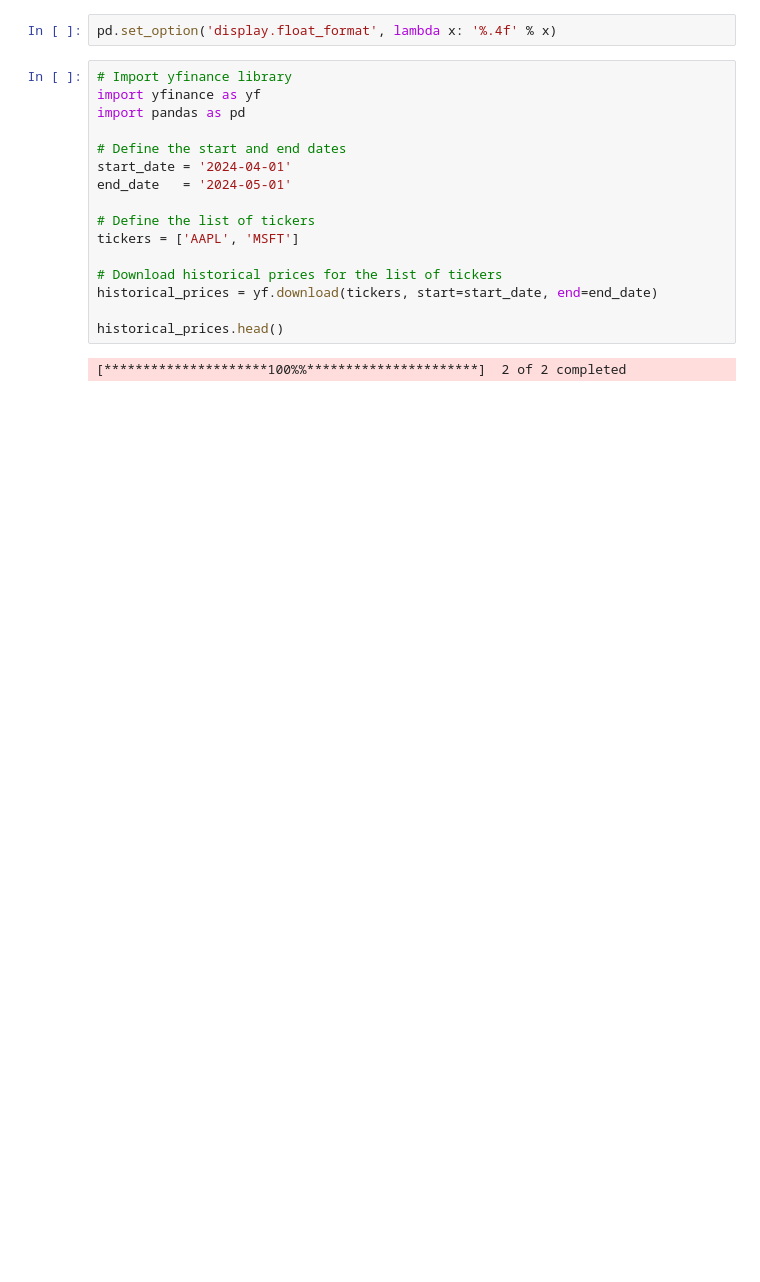
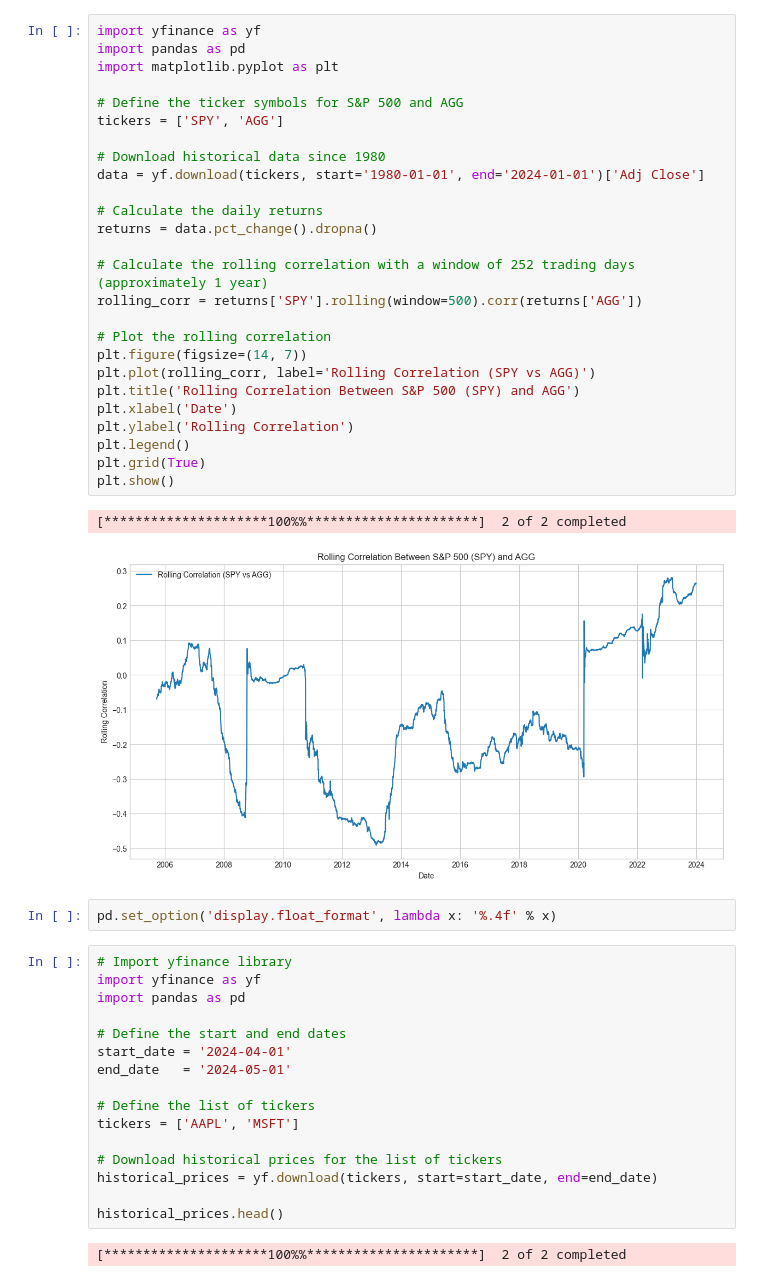
Before and after one commit to udacity/building-a-workflow-for-aI, a Jupyter notebook: l1-introduction-to-ai-workflows-in-trading/Lesson1.ipynb, the cells around one changed output. Saved outputs shown, nothing was run; the diff lists cells and outputs as text; blank space fills up the shorter version.

```diff
--- a/l1-introduction-to-ai-workflows-in-trading/Lesson1.ipynb
+++ b/l1-introduction-to-ai-workflows-in-trading/Lesson1.ipynb
@@ -14,3 +74,32 @@
+# %%
+import yfinance as yf
+import pandas as pd
+import matplotlib.pyplot as plt
+
+# Define the ticker symbols for S&P 500 and AGG
+tickers = ['SPY', 'AGG']
+
+# Download historical data since 1980
+data = yf.download(tickers, start='1980-01-01', end='2024-01-01')['Adj Close']
+
+# Calculate the daily returns
+returns = data.pct_change().dropna()
+
+# Calculate the rolling correlation with a window of 252 trading days (approximately 1 year)
+rolling_corr = returns['SPY'].rolling(window=500).corr(returns['AGG'])
+
+# Plot the rolling correlation
+plt.figure(figsize=(14, 7))
+plt.plot(rolling_corr, label='Rolling Correlation (SPY vs AGG)')
+plt.title('Rolling Correlation Between S&P 500 (SPY) and AGG')
+plt.xlabel('Date')
+plt.ylabel('Rolling Correlation')
+plt.legend()
+plt.grid(True)
+plt.show()
+# %% [output]
+[*********************100%%**********************]  2 of 2 completed
+[figure, added]
 # %%
 pd.set_option('display.float_format', lambda x: '%.4f' % x)
 # %%
```
Also changed, not shown: parts of 6 cells of this notebook.
